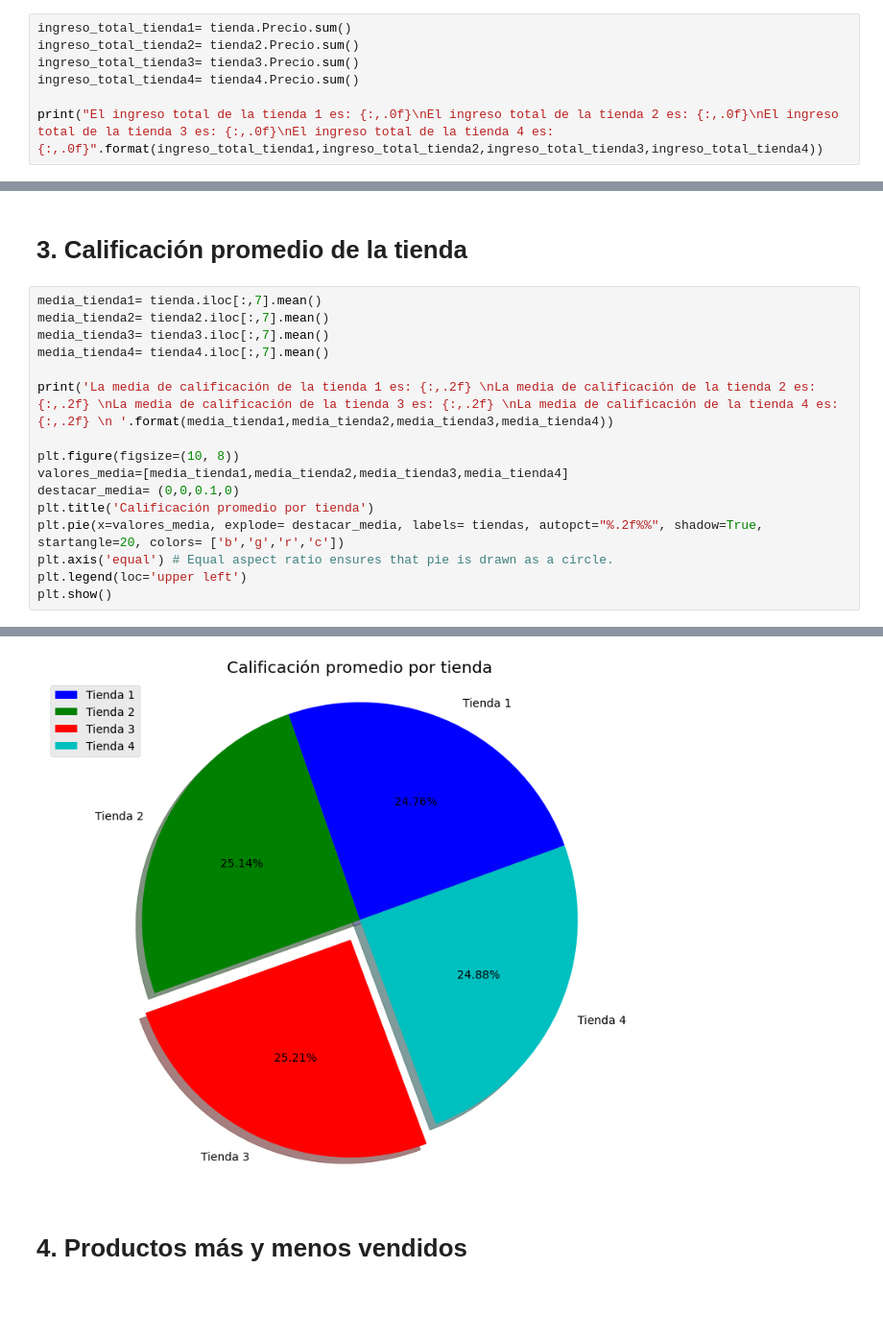
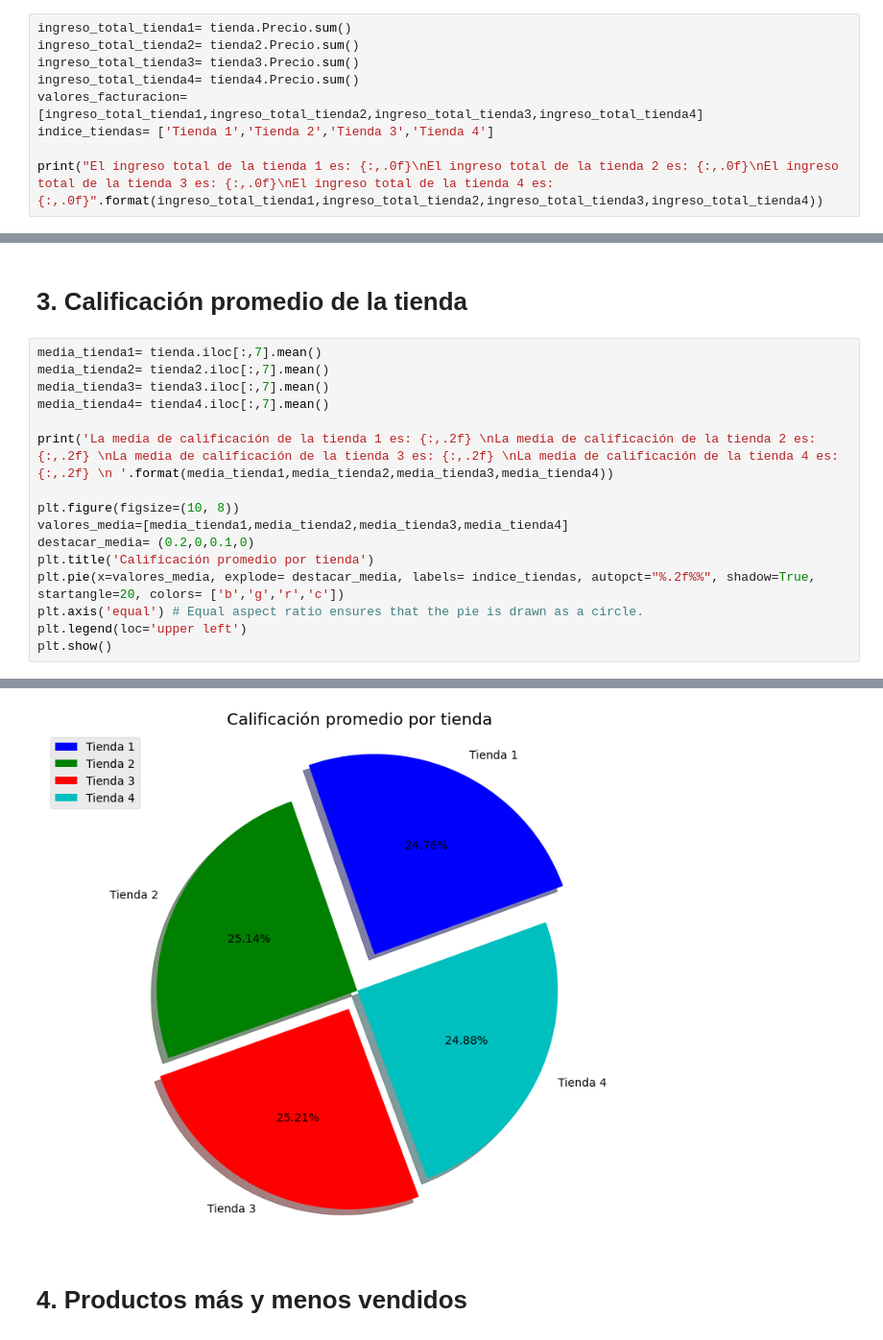
Before and after one commit to Andres-Argotty/challenge1-data-science-latam, a Jupyter notebook: AluraStoreLatam.ipynb, the cells around one changed output, grey strips where cells are left out. Shown: that part at 96% size. Cells and saved outputs as stored; diff of their text form; blank space fills up the shorter version.

```diff
--- a/AluraStoreLatam.ipynb
+++ b/AluraStoreLatam.ipynb
@@ -33,6 +41,8 @@ ingreso_total_tienda1= tienda.Precio.sum()
 ingreso_total_tienda2= tienda2.Precio.sum()
 ingreso_total_tienda3= tienda3.Precio.sum()
 ingreso_total_tienda4= tienda4.Precio.sum()
+valores_facturacion= [ingreso_total_tienda1,ingreso_total_tienda2,ingreso_total_tienda3,ingreso_total_tienda4]
+indice_tiendas= ['Tienda 1','Tienda 2','Tienda 3','Tienda 4']
 
 print("El ingreso total de la tienda 1 es: {:,.0f}\nEl ingreso total de la tienda 2 es: {:,.0f}\nEl ingreso total de la tienda 3 es: {:,.0f}\nEl ingreso total de la tienda 4 es: {:,.0f}".format(ingreso_total_tienda1,ingreso_total_tienda2,ingreso_total_tienda3,ingreso_total_tienda4))
 # %% [output]
@@ -124,25 +162,25 @@ plt.show()
 # %%
 media_tienda1= tienda.iloc[:,7].mean()
 media_tienda2= tienda2.iloc[:,7].mean()
 media_tienda3= tienda3.iloc[:,7].mean()
 media_tienda4= tienda4.iloc[:,7].mean()
 
 print('La media de calificación de la tienda 1 es: {:,.2f} \nLa media de calificación de la tienda 2 es: {:,.2f} \nLa media de calificación de la tienda 3 es: {:,.2f} \nLa media de calificación de la tienda 4 es: {:,.2f} \n '.format(media_tienda1,media_tienda2,media_tienda3,media_tienda4))
 
 plt.figure(figsize=(10, 8))
 valores_media=[media_tienda1,media_tienda2,media_tienda3,media_tienda4]
-destacar_media= (0,0,0.1,0)
+destacar_media= (0.2,0,0.1,0)
 plt.title('Calificación promedio por tienda')
-plt.pie(x=valores_media, explode= destacar_media, labels= tiendas, autopct="%.2f%%", shadow=True, startangle=20, colors= ['b','g','r','c'])
-plt.axis('equal') # Equal aspect ratio ensures that pie is drawn as a circle.
+plt.pie(x=valores_media, explode= destacar_media, labels= indice_tiendas, autopct="%.2f%%", shadow=True, startangle=20, colors= ['b','g','r','c'])
+plt.axis('equal') # Equal aspect ratio ensures that the pie is drawn as a circle.
 plt.legend(loc='upper left')
 plt.show()
 # %% [output]
 La media de calificación de la tienda 1 es: 3.98
 La media de calificación de la tienda 2 es: 4.04
 La media de calificación de la tienda 3 es: 4.05
 La media de calificación de la tienda 4 es: 4.00
-[figure, old version]
+[figure, new version]
 # %% [markdown]
 # 4. Productos más y menos vendidos
 # %%
```
Also changed, not shown: parts of 8 cells of this notebook.
